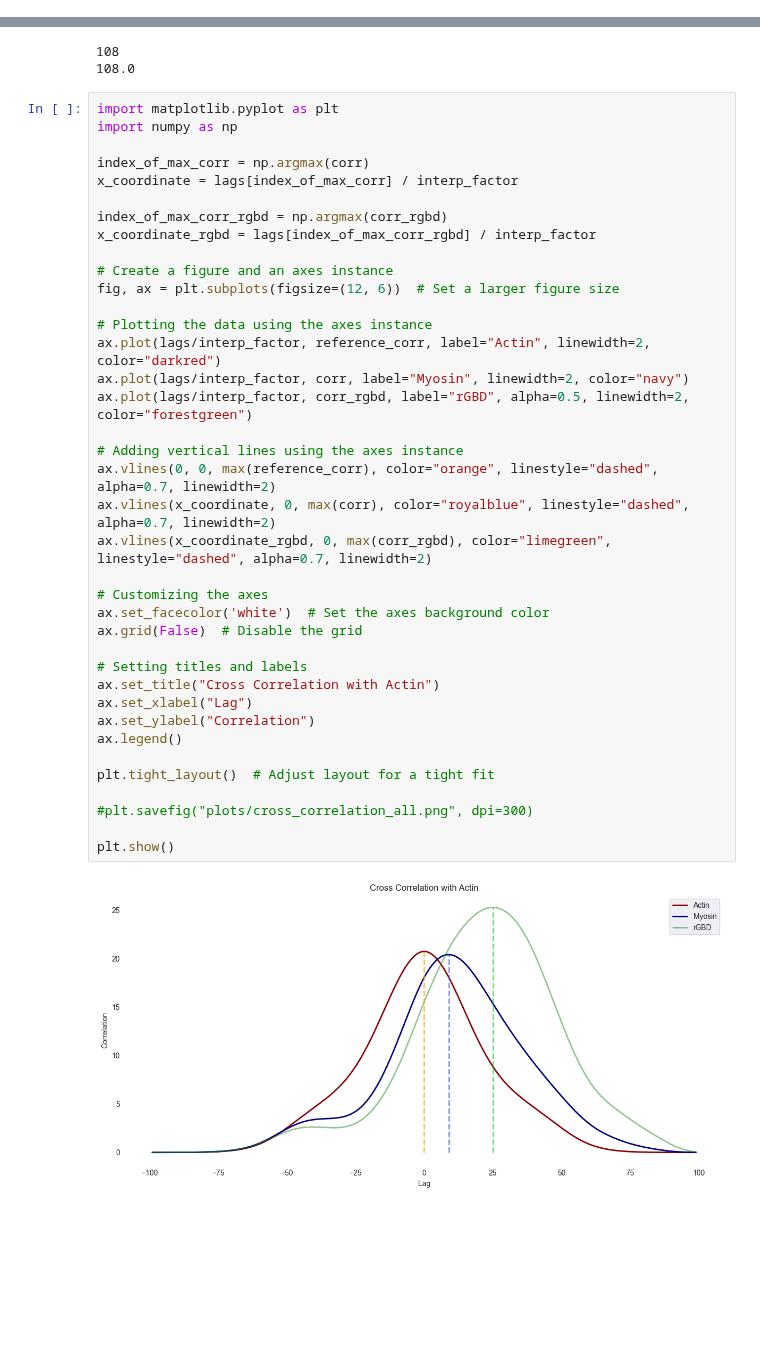
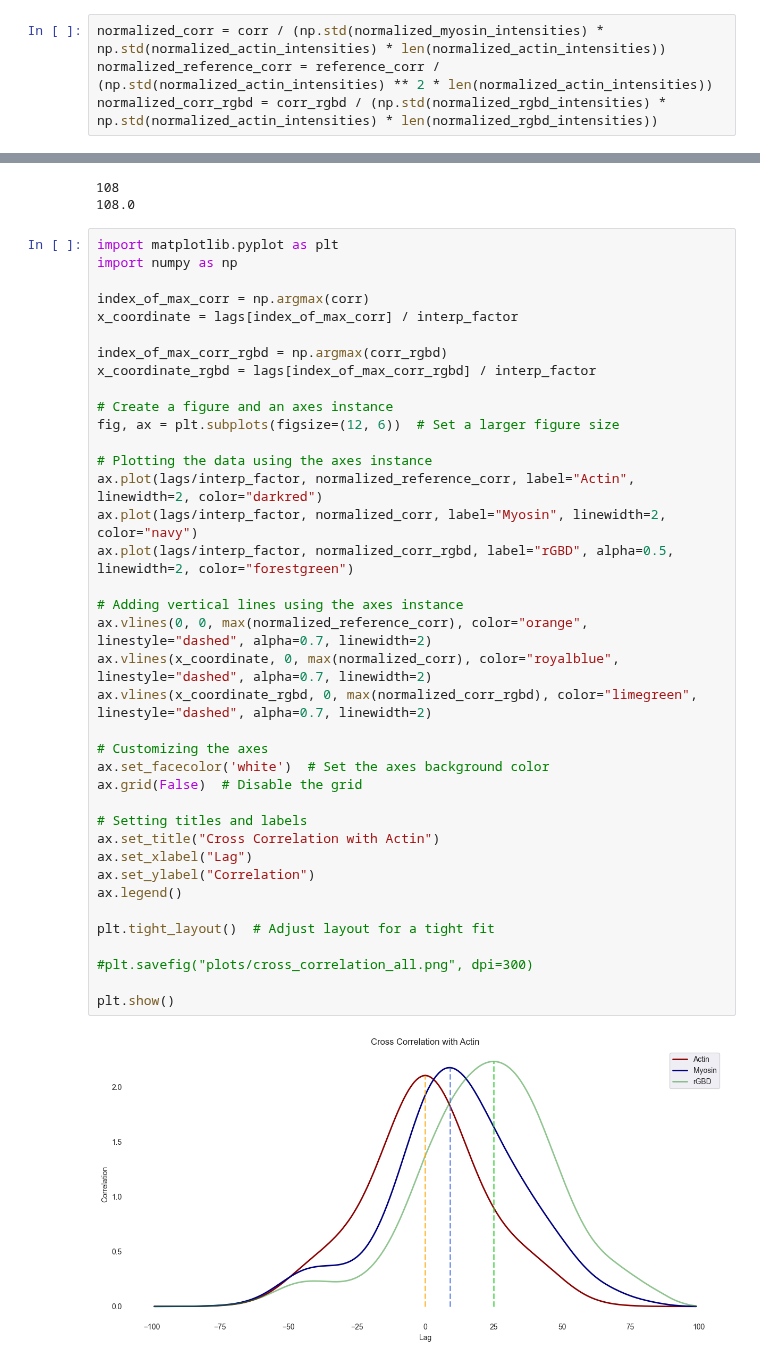
Before and after one commit to leaBroe/arcospx_analysis_quantification_correlation, a Jupyter notebook: cross_correlation.ipynb, the cells around one changed output, grey strips where cells are left out. Cells and saved outputs as stored; diff of their text form; blank space fills up the shorter version.

Commit message:
normalized stuff

```diff
--- a/cross_correlation.ipynb
+++ b/cross_correlation.ipynb
@@ -374,6 +374,10 @@ Frame at which rgbd intensity is max: 62
 corr = correlate(normalized_myosin_intensities, normalized_actin_intensities, mode="full")
 reference_corr = correlate(normalized_actin_intensities, normalized_actin_intensities, mode="full")
 corr_rgbd = correlate(normalized_rgbd_intensities, normalized_actin_intensities, mode="full")
+# %%
+normalized_corr = corr / (np.std(normalized_myosin_intensities) * np.std(normalized_actin_intensities) * len(normalized_actin_intensities))
+normalized_reference_corr = reference_corr / (np.std(normalized_actin_intensities) ** 2 * len(normalized_actin_intensities))
+normalized_corr_rgbd = corr_rgbd / (np.std(normalized_rgbd_intensities) * np.std(normalized_actin_intensities) * len(normalized_rgbd_intensities))
 # %%
 lags = correlation_lags(len(normalized_actin_intensities), len(normalized_myosin_intensities))
 lags
@@ -413,37 +418,37 @@ import numpy as np
 
 index_of_max_corr = np.argmax(corr)
 x_coordinate = lags[index_of_max_corr] / interp_factor
 
 index_of_max_corr_rgbd = np.argmax(corr_rgbd)
 x_coordinate_rgbd = lags[index_of_max_corr_rgbd] / interp_factor
 
 # Create a figure and an axes instance
 fig, ax = plt.subplots(figsize=(12, 6))  # Set a larger figure size
 
 # Plotting the data using the axes instance
-ax.plot(lags/interp_factor, reference_corr, label="Actin", linewidth=2, color="darkred")
-ax.plot(lags/interp_factor, corr, label="Myosin", linewidth=2, color="navy")
-ax.plot(lags/interp_factor, corr_rgbd, label="rGBD", alpha=0.5, linewidth=2, color="forestgreen")
+ax.plot(lags/interp_factor, normalized_reference_corr, label="Actin", linewidth=2, color="darkred")
+ax.plot(lags/interp_factor, normalized_corr, label="Myosin", linewidth=2, color="navy")
+ax.plot(lags/interp_factor, normalized_corr_rgbd, label="rGBD", alpha=0.5, linewidth=2, color="forestgreen")
 
 # Adding vertical lines using the axes instance
-ax.vlines(0, 0, max(reference_corr), color="orange", linestyle="dashed", alpha=0.7, linewidth=2)
-ax.vlines(x_coordinate, 0, max(corr), color="royalblue", linestyle="dashed", alpha=0.7, linewidth=2)
-ax.vlines(x_coordinate_rgbd, 0, max(corr_rgbd), color="limegreen", linestyle="dashed", alpha=0.7, linewidth=2)
+ax.vlines(0, 0, max(normalized_reference_corr), color="orange", linestyle="dashed", alpha=0.7, linewidth=2)
+ax.vlines(x_coordinate, 0, max(normalized_corr), color="royalblue", linestyle="dashed", alpha=0.7, linewidth=2)
+ax.vlines(x_coordinate_rgbd, 0, max(normalized_corr_rgbd), color="limegreen", linestyle="dashed", alpha=0.7, linewidth=2)
 
 # Customizing the axes
 ax.set_facecolor('white')  # Set the axes background color
 ax.grid(False)  # Disable the grid
 
 # Setting titles and labels
 ax.set_title("Cross Correlation with Actin")
 ax.set_xlabel("Lag")
 ax.set_ylabel("Correlation")
 ax.legend()
 
 plt.tight_layout()  # Adjust layout for a tight fit
 
 #plt.savefig("plots/cross_correlation_all.png", dpi=300)
 
 plt.show()
 # %% [output]
-[figure, old version]
+[figure, new version]
```
Also changed, not shown: parts of 1 cell of this notebook, 1 other file.
